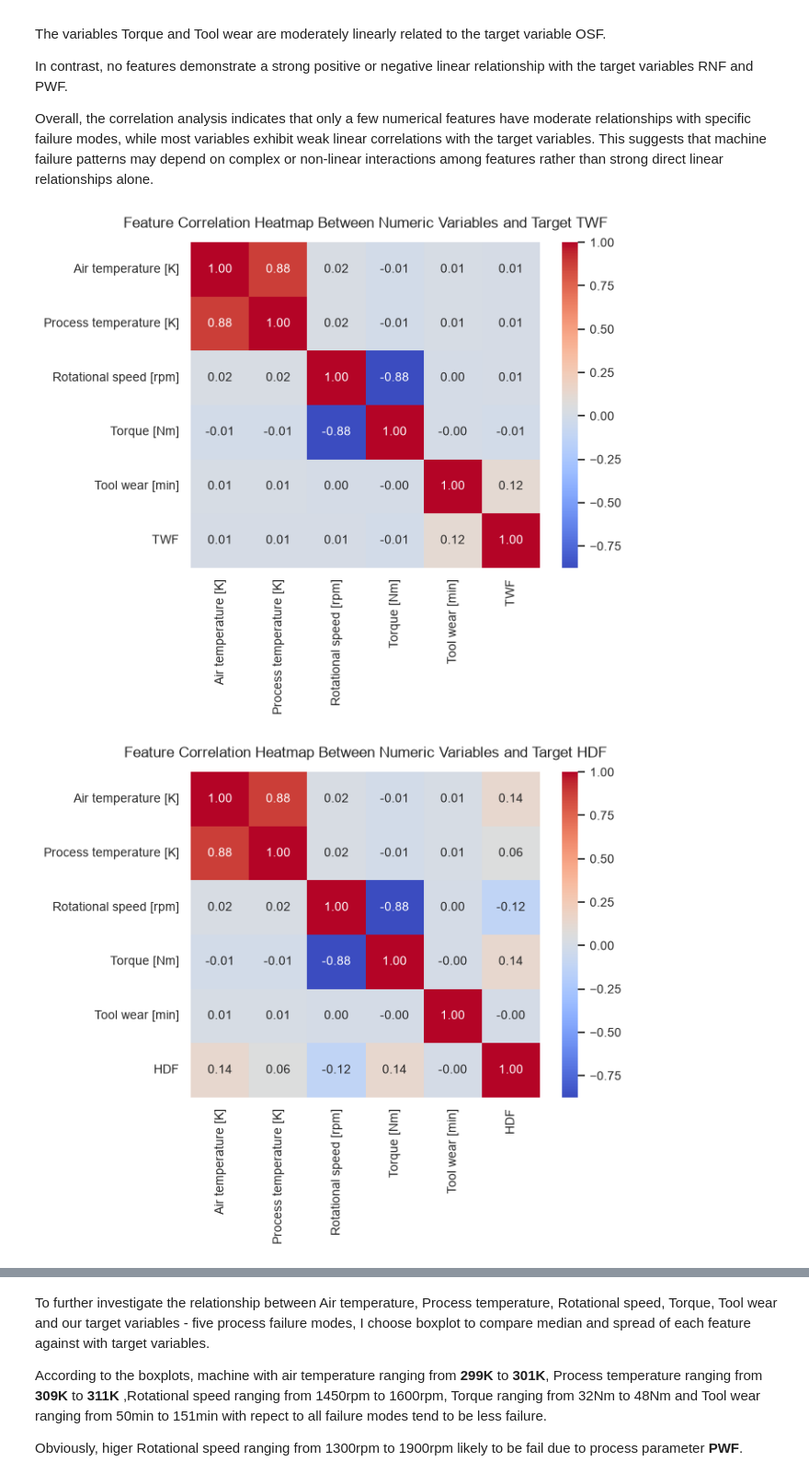
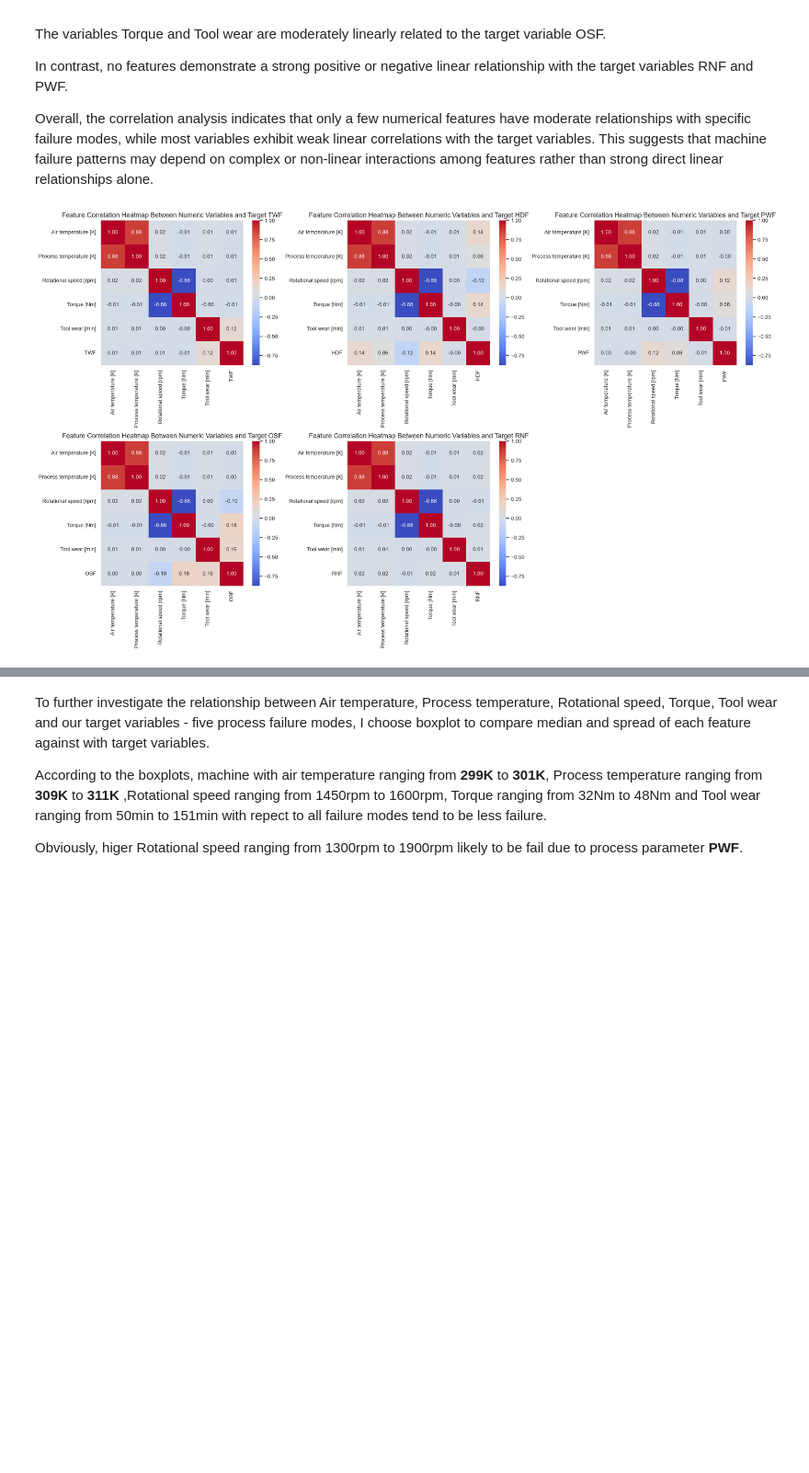
Before and after one commit to OctaviaMay/Machine-Failure-Prediction, a Jupyter notebook: notebooks/03_modeling_multiclass.ipynb, the cells around one changed output, grey strips where cells are left out. Shown at 92% size. Drawn from its saved outputs; the diff is of its cells as text; code cells hidden in the pictures; blank space fills up the shorter version.

Commit message:
update visualization in multi-class

```diff
--- a/notebooks/03_modeling_multiclass.ipynb
+++ b/notebooks/03_modeling_multiclass.ipynb
@@ -157,9 +157,9 @@ This suggests that machine failure patterns may depend on complex or non-linear
 # %%
 # plot heatmap to understand the feature correlation heatmap between numeric variables and target
 
 title = "Feature Correlation Heatmap Between Numeric Variables and Target"
-for t in target:
-    plot_heatmap(df= df, num_cols= num_cols,target=t, title= f"{title} {t}")
+plt.figure(figsize=(20,12))
+
+plot_mul_heatmap(df= df, num_cols= num_cols,target=target, title= title)
 # %% [output]
-[figure, old version]
+[figure, new version]
-[figure, removed]
```
Also changed, not shown: parts of 5 cells of this notebook, 1 other file.
